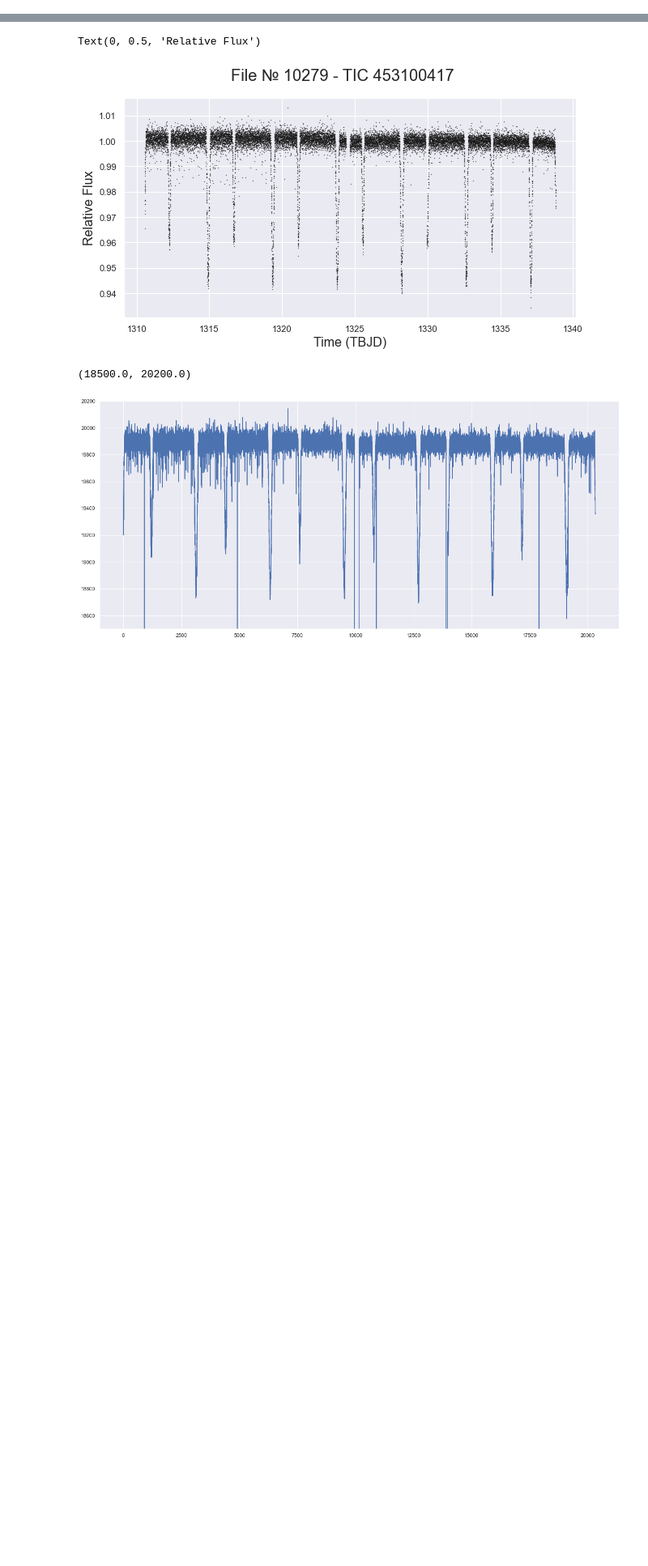
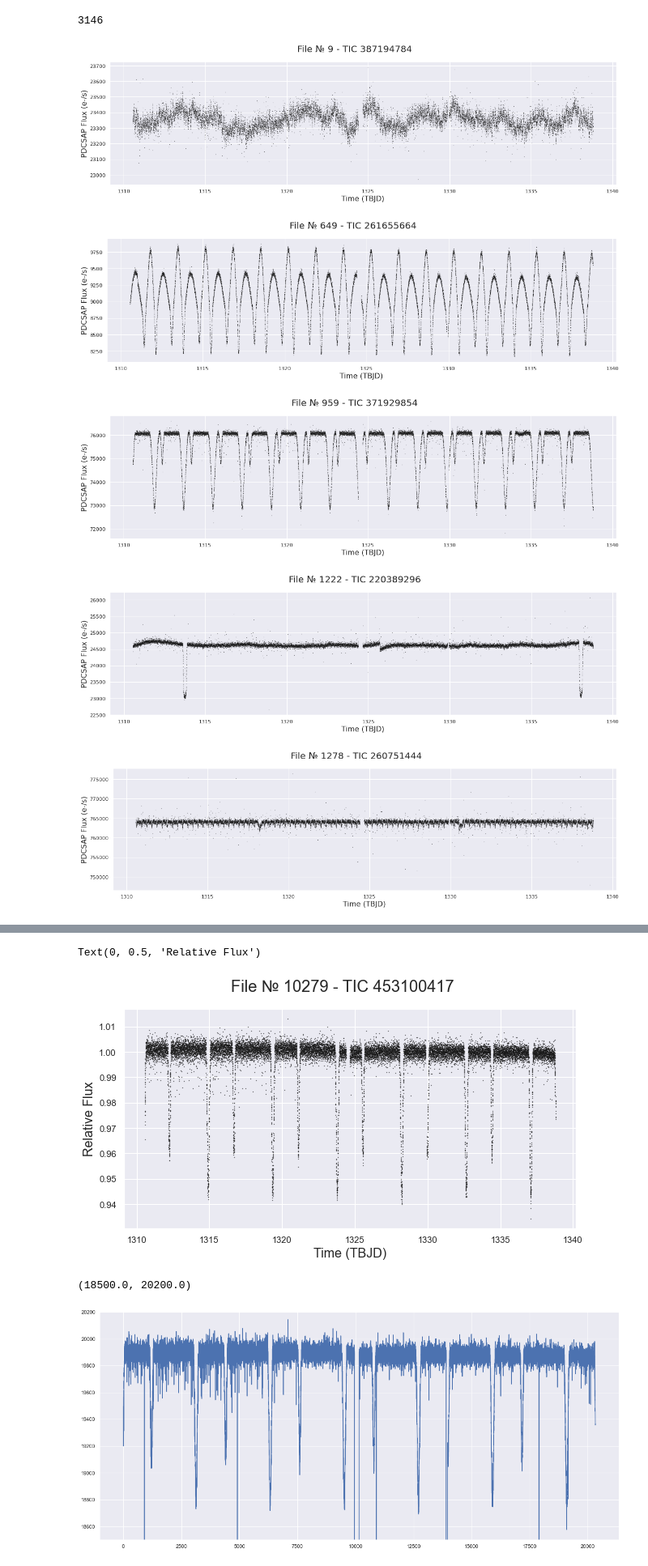
Before and after one commit to jdowzell/Thesis, a Jupyter notebook: 20210417 - Checking Timeseries Breaks.ipynb, the cells around one changed output, grey strips where cells are left out. Shown at 81% size. Cells and saved outputs as stored; diff of their text form; code cells hidden in the pictures; blank space fills up the shorter version.

Commit message:
Updating file lists to make things tidier

```diff
--- a/20210417 - Checking Timeseries Breaks.ipynb
+++ b/20210417 - Checking Timeseries Breaks.ipynb
@@ -98,0 +99,2 @@ Text(0, 0.5, 'PDCSAP Flux (e-/s)')
+# %%
+NPL = np.load("planetlist.npy")
@@ -98,0 +113,46 @@ Text(0, 0.5, 'PDCSAP Flux (e-/s)')
+# %%
+def FINDPLANET(inputStr):
+    for i in range(len(fitsarr)):
+        k = str(fitsarr[i])
+
+        if inputStr in k:
+            return i
+# %%
+PLIST = []
+
+for i in NPL:
+    PLIST.append(FINDPLANET(str(i)))
+PLIST = set(PLIST)
+PLIST = list(PLIST)
+PLIST.sort()
+# %%
+len(PLIST)
+# %% [output]
+3146
+# %%
+goodlist = [3, 13, 17, 82, 84, 102, 120, 124, 130, 133,
+            139, 140, 145, 174, 177, 190, 213, 230, 234, 235,
+            245, 250, 253, 257, 274, 282, 285, 286, 297, 313,
+            318, 346, 352, 369, 374, 378, 379, 391, 396]
+
+bestlist = [0, 124, 190, 235, 245, 282, 285, 286, 346, 352, 369, 378, 379]
+# %%
+plt.rcParams["figure.figsize"] = (20,5)
+
+for n,i in enumerate(bestlist):
+    x,y,f,o,s,ylab,xlab = DrawLC(PLIST[i])
+
+    fig, ax = plt.subplots()
+
+    ax.plot(x,y, 'k.', markersize=0.5)
+
+    fig.suptitle(f"File № {f} - {o}", fontsize=20) # + str(obj) + " - Sector " + str(sector))
+
+    ax.set_xlabel(xlab, fontsize=16)
+    ax.set_ylabel(ylab, fontsize=16)
+# %% [output]
+[figure, added]
+[figure, added]
+[figure, added]
+[figure, added]
+[figure, added]
```
Also changed, not shown: parts of 3 cells of this notebook, 19 other files.
